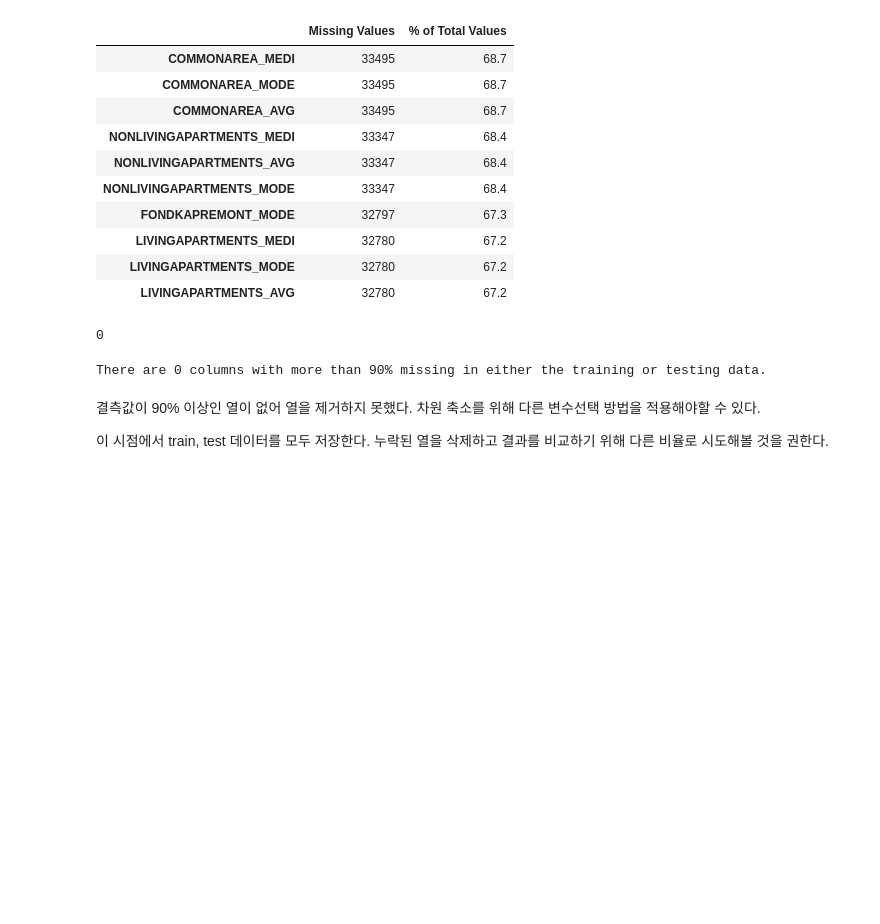
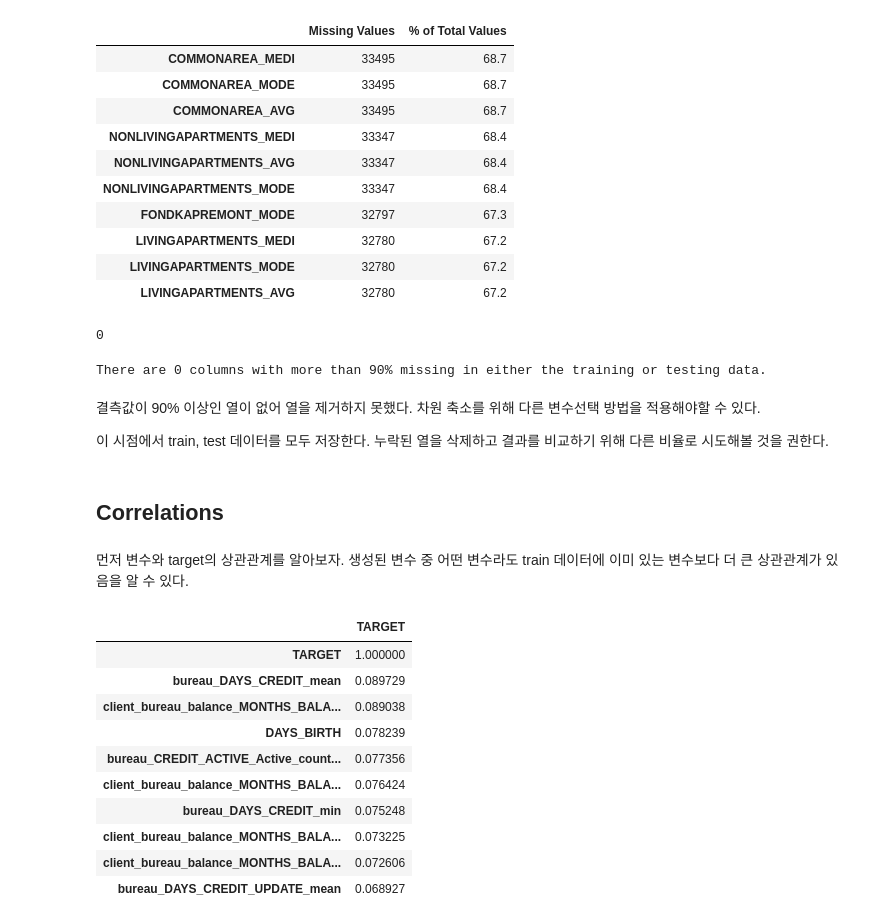
Before and after one commit to Haebuk/kagglestudy, a Jupyter notebook: Home credit competition/home_2_시온.ipynb, the cells around one changed output. Drawn from its saved outputs; the diff is of its cells as text; code cells hidden in the pictures; blank space fills up the shorter version.

```diff
--- a/Home credit competition/home_2_시온.ipynb
+++ b/Home credit competition/home_2_시온.ipynb
@@ -746,3 +746,25 @@ test = test.drop(columns=missing_columns)
 # %%
 train.to_csv('train_bureau_raw.csv', index = False)
 test.to_csv('test_bureau_raw.csv', index = False)
+# %% [markdown]
+## Correlations
+# %% [markdown]
+먼저 변수와 target의 상관관계를 알아보자. 생성된 변수 중 어떤 변수라도 train 데이터에 이미 있는 변수보다 더 큰 상관관계가 있음을 알 수 있다.
+# %%
+# 데이터프레임의 모든 상관관계 계산
+corrs = train.corr()
+# %%
+corrs = corrs.sort_values('TARGET', ascending=False)
+pd.DataFrame(corrs['TARGET'].head(10))  # 양의 상관관계 큰 것부터 10개 정렬
+# %% [output]
+|  | TARGET |
+| TARGET | 1.000000 |
+| bureau_DAYS_CREDIT_mean | 0.089729 |
+| client_bureau_balance_MONTHS_BALA... | 0.089038 |
+| DAYS_BIRTH | 0.078239 |
+| bureau_CREDIT_ACTIVE_Active_count... | 0.077356 |
+| client_bureau_balance_MONTHS_BALA... | 0.076424 |
+| bureau_DAYS_CREDIT_min | 0.075248 |
+| client_bureau_balance_MONTHS_BALA... | 0.073225 |
+| client_bureau_balance_MONTHS_BALA... | 0.072606 |
+| bureau_DAYS_CREDIT_UPDATE_mean | 0.068927 |
```
Also changed, not shown: parts of 18 cells of this notebook.
